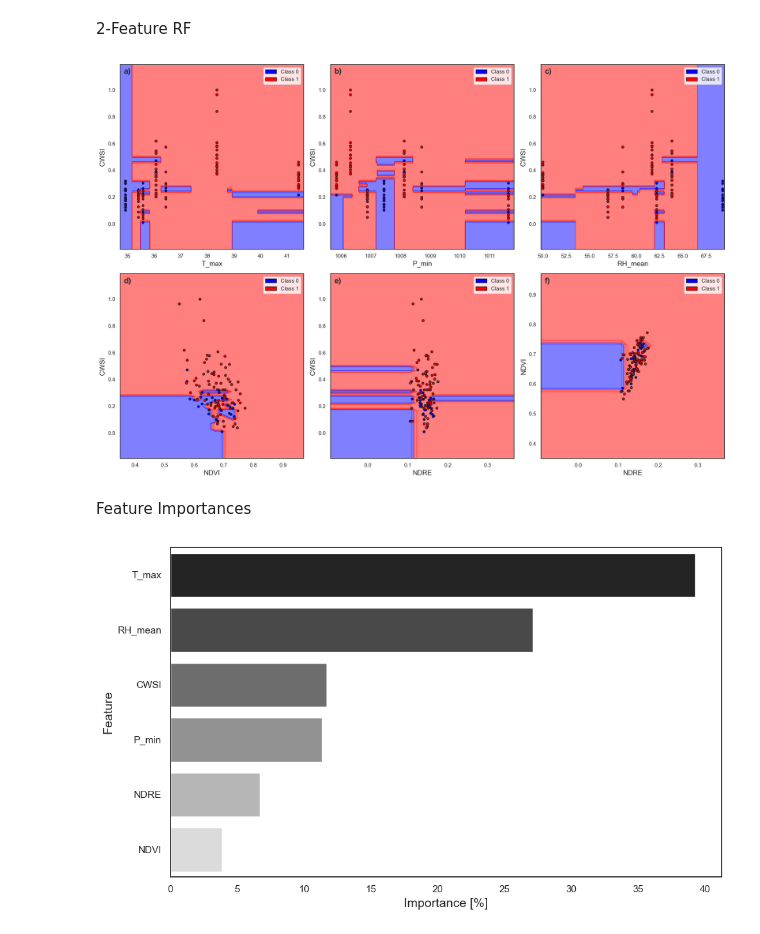
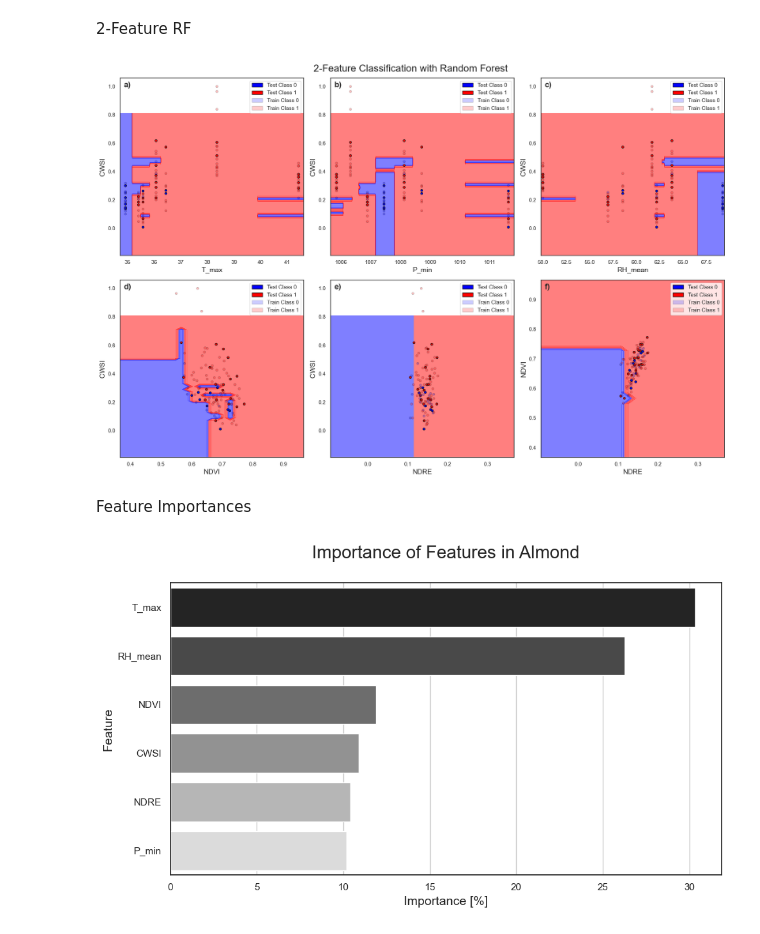
Before and after one commit to mehradmrt/A_Orchard_Data_Analysis, a Jupyter notebook: src_data_analysis/ML_algorithms_1_new.ipynb, the cells around one changed output. Drawn from its saved outputs; the diff is of its cells as text; code cells hidden in the pictures.

```diff
--- a/src_data_analysis/ML_algorithms_1_new.ipynb
+++ b/src_data_analysis/ML_algorithms_1_new.ipynb
@@ -846,7 +846,7 @@ plt.show()
 from matplotlib.colors import ListedColormap
 from matplotlib.patches import Patch
 
-def plot_decision_boundaries(model, X, y, index_pairs):
+def plot_decision_boundaries(model, X_train, X_test, y_train, y_test, index_pairs):
     n_plots = len(index_pairs)
     nrows = 2  # 2 rows
     ncols = 3  # 3 columns
@@ -856,7 +856,7 @@ def plot_decision_boundaries(model, X, y, index_pairs):
     cmap = ListedColormap(colors)
 
     fig, axs = plt.subplots(nrows, ncols, figsize=(ncols*6, nrows*6), dpi=100)
-    # fig.suptitle('2-Feature Classification with Random Forest Model\n', fontsize=16)
+    fig.suptitle('2-Feature Classification with Random Forest ', fontsize=20)
     # If there's only one plot, axs is not a 2D list
     if n_plots == 1:
         axs = [[axs]]
@@ -864,74 +864,82 @@ def plot_decision_boundaries(model, X, y, index_pairs):
     for i, (index1, index2) in enumerate(index_pairs):
         ax = axs[i // ncols][i % ncols]
 
-        feature1 = X.columns[index1]  # get the feature name
-        feature2 = X.columns[index2]  # get the feature name
+        pipeline = Pipeline([
+            ('scaler', StandardScaler()),
+            ('clf', model)
+        ])
+
+        feature1 = X_train.columns[index1]  # get the feature name
+        feature2 = X_train.columns[index2]  # get the feature name
 
         # Subset the dataset to include only these two features
-        X_subset = X[[feature1, feature2]]
+        X_train_subset = X_train[[feature1, feature2]]
 
-        # Fit the model
-        model.fit(X_subset, y)
+        pipeline.fit(X_train_subset, y_train)
 
         # Create a meshgrid for our plot
-        x_min, x_max = X_subset[feature1].min() - 0.2, X_subset[feature1].max() + 0.2
-        y_min, y_max = X_subset[feature2].min() - 0.2, X_subset[feature2].max() + 0.2
+        x_min, x_max = X_test[feature1].min() - 0.2, X_test[feature1].max() + 0.2
+        y_min, y_max = X_test[feature2].min() - 0.2, X_test[feature2].max() + 0.2
         xx, yy = np.meshgrid(np.arange(x_min, x_max, 0.02),
                              np.arange(y_min, y_max, 0.02))
 
         # Predict on the meshgrid
-        Z = model.predict(np.c_[xx.ravel(), yy.ravel()])
+        Z = pipeline.predict(np.c_[xx.ravel(), yy.ravel()])
         Z = Z.reshape(xx.shape)
 
         # Plot the decision boundary
         ax.contourf(xx, yy, Z, cmap=cmap, alpha=0.5)
 
         # Plot also the training points
-        ax.scatter(X_subset[feature1], X_subset[feature2], c=y, cmap=cmap, edgecolor='k', s=20)
+        ax.scatter(X_test[feature1], X_test[feature2], c=y_test, cmap=cmap, alpha=1, edgecolor='k', s=20)
         ax.set_xlabel(feature1,fontsize=14)
         ax.set_ylabel(feature2,fontsize=14)
         ax.grid(False)
 
             # Plot the training points
-        scatter = ax.scatter(X_subset[feature1], X_subset[feature2], c=y, cmap=cmap, edgecolor='k', s=20)
-
+        # ax.scatter(X_train_subset[feature1], X_train_subset[feature2], c=y_train, cmap=ListedColormap(('lightblue', 'lightcoral')), edgecolor='k', s=20)
+        ax.scatter(X_train_subset[feature1], X_train_subset[feature2], c=y_train, cmap=cmap, alpha=0.25, edgecolor='k', s=20)
         # ...
 
         # Define legend elements
-        legend_elements = [Patch(facecolor='blue', edgecolor='k', label='Class 0'),
-                        Patch(facecolor='red', edgecolor='k', label='Class 1')]
+        # Define legend elements
+        legend_elements = [Patch(facecolor='blue', edgecolor='k', label='Test Class 0'),
+                        Patch(facecolor='red', edgecolor='k', label='Test Class 1'),
+                        Patch(facecolor='blue', edgecolor='k', label='Train Class 0', alpha=0.2),
+                        Patch(facecolor='red', edgecolor='k', label='Train Class 1', alpha=0.2)]
 
         # Add legend to subplot
         ax.legend(handles=legend_elements, loc='upper right')
 
 
     for i, (index1, index2) in enumerate(index_pairs):
         ax = axs[i // ncols][i % ncols]
 
         # Add a label to the upper left corner of each subplot
         ax.text(0.02, 0.98, f"{ascii_lowercase[i]})", transform=ax.transAxes,
                 size=16, weight='bold', ha='left', va='top')
 
     plt.tight_layout()
 
-    # plt.savefig('../figures/'+orchard+'_2dRF.png',dpi=300)
+    plt.savefig('../figures/'+orchard+'_2dRF.png',dpi=300)
     plt.show()
+
 
 # Call the function with the required parameters
 index_pairs = [(0, 3), (1, 3), (2, 3),(4,3),(5,3),(5,4)]  # replace with your chosen pairs of indices
 
 # Instantiate a new RandomForestClassifier
 
 new_rfc = RandomForestClassifier()
 valid_params = new_rfc.get_params().keys()
 trained_params = rfc.get_params()
 filtered_params = {param_name: param_value for param_name, param_value in trained_params.items() if param_name in valid_params}
 new_rfc.set_params(**filtered_params)
 
 # Call the function
-plot_decision_boundaries(new_rfc, X, y, index_pairs)
+plot_decision_boundaries(new_rfc, X_train, X_test, y_train, y_test, index_pairs)
 # %% [output]
-[figure, old version]
+[figure, new version]
 # %% [markdown]
 Feature Importances
 # %%
@@ -949,16 +957,16 @@ def plot_feature_importance(importances, feature_names):
     sns.barplot(x='Importance', y='Feature', data=feature_imp, palette='gray')
 
     # Set the title and labels
-    # plt.title('Importance of Features in '+orchard, size=16)
+    plt.title('Importance of Features in '+orchard +'\n', size=20)
     plt.xlabel('Importance [%]', size=14)
     plt.ylabel('Feature', size=14)
     plt.tight_layout()
-
-    # plt.savefig('../figures/'+orchard+'_rankings.png',dpi=300)
+    plt.grid(axis='x')
+    plt.savefig('../figures/'+orchard+'_rankings.png',dpi=300)
     plt.show()
 
 
 # Here is how you can use this function
 plot_feature_importance(importances*100, rf_feature)
 # %% [output]
-[figure, old version]
+[figure, new version]
```
Also changed, not shown: parts of 14 cells of this notebook, 6 other files.
